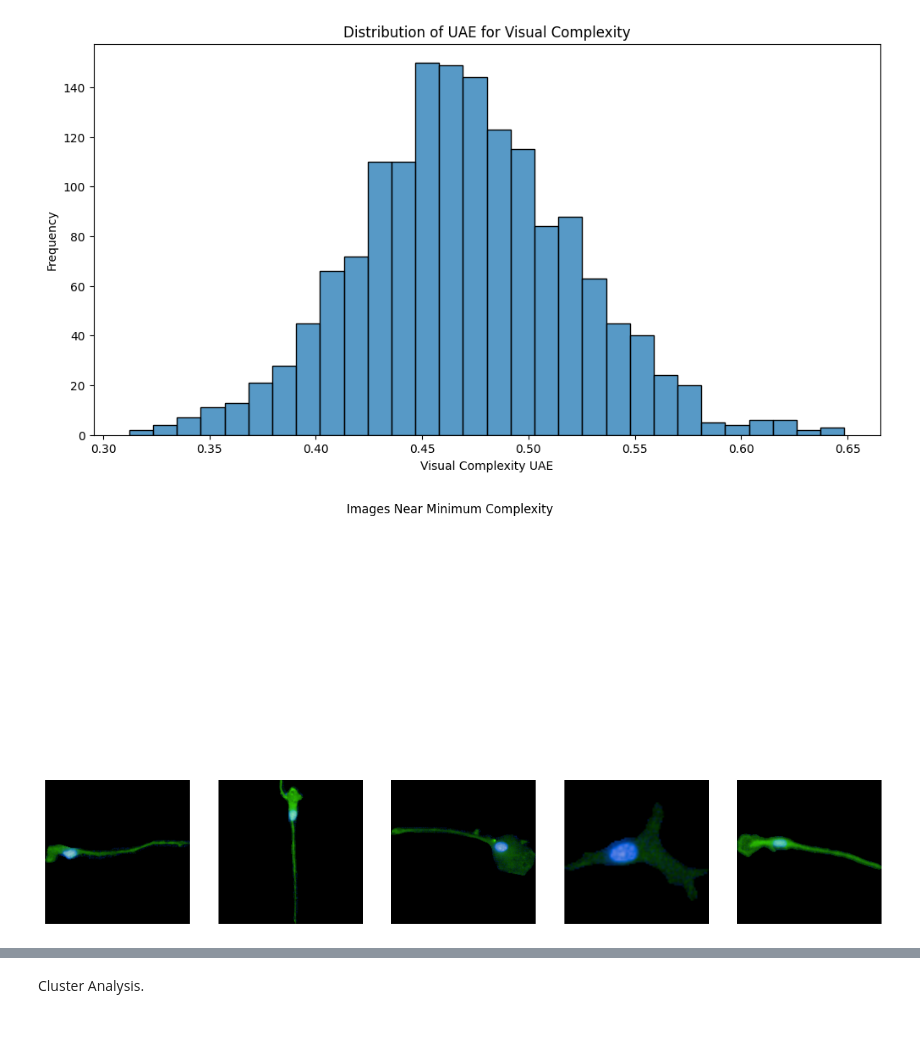
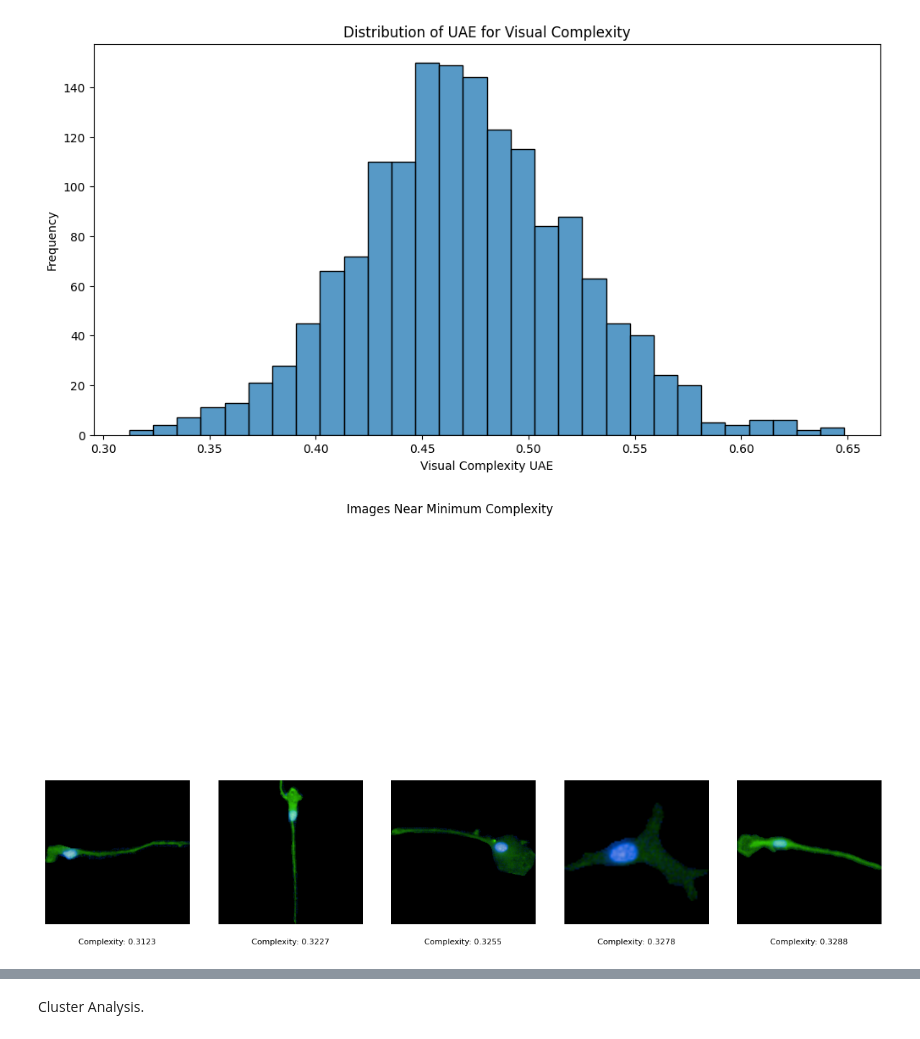
Before and after one commit to AnabilHoque/COMP0138, a Jupyter notebook: uae.ipynb, the cells around one changed output, grey strips where cells are left out. Drawn from its saved outputs; the diff is of its cells as text; code cells hidden in the pictures.

```diff
--- a/uae.ipynb
+++ b/uae.ipynb
@@ -133,12 +132,29 @@ def plot_sampled_images(images, indices, title):
         ax.imshow(img)
         ax.axis('off')
     plt.show()
+
+def plot_sampled_images_with_uae(images, uae_images, indices, title):
+    """
+    Plot a subset of pre-loaded PIL images specified by their indices along with their associated UAEs.
+    """
+    fig, axes = plt.subplots(1, len(indices), figsize=(15, 10))
+    fig.suptitle(title)
+
+    if len(indices) == 1:
+        axes = [axes]
+    for ax, idx in zip(axes, indices):
+        img = images[idx]
+        complexity = uae_images[idx]
+        ax.imshow(img)
+        ax.axis('off')
+        ax.text(0.5, -0.1, f'Complexity: {complexity:.4f}', ha='center', va='top', transform=ax.transAxes, fontsize=8)
+    plt.show()
 # %%
 min_indices = find_nearest_indices(uaesBlock4Pool, np.min(uaesBlock4Pool))
 mean_indices = find_nearest_indices(uaesBlock4Pool, np.mean(uaesBlock4Pool))
 max_indices = find_nearest_indices(uaesBlock4Pool, np.max(uaesBlock4Pool))
 # %%
-plot_sampled_images(colourImages, min_indices, "Images Near Minimum Complexity")
+plot_sampled_images_with_uae(colourImages, uaesBlock4Pool, min_indices, "Images Near Minimum Complexity")
 # %% [output]
-[figure, old version]
+[figure, new version]
 # %%
```
Also changed, not shown: parts of 8 cells of this notebook.
